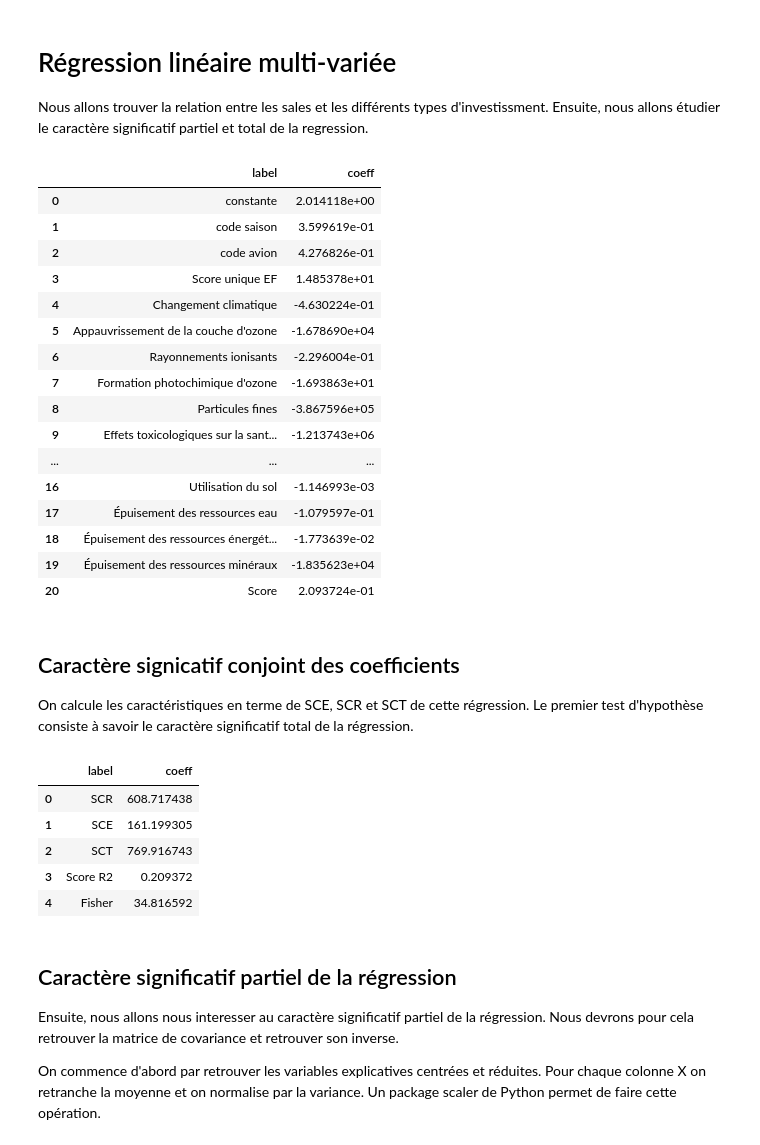
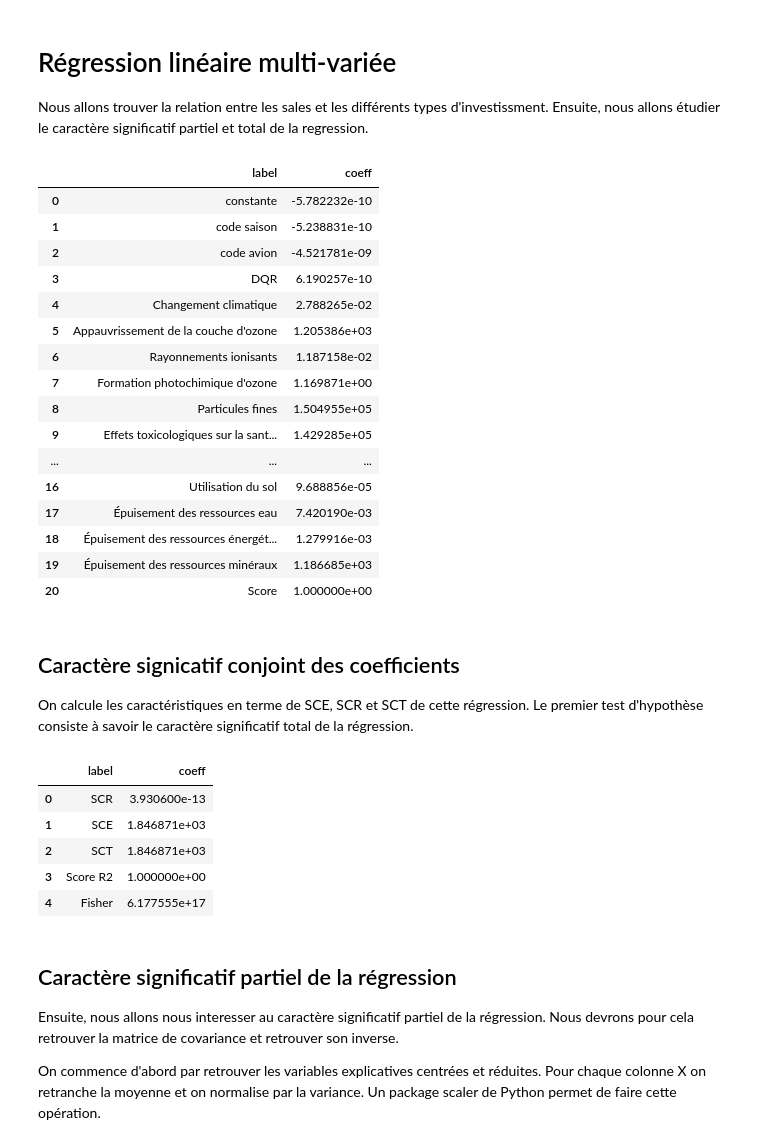
Before and after one commit to antoinebnm/PTS-Data, a Jupyter notebook: goodDatas.ipynb, the cells around one changed output. Cells and saved outputs as stored; diff of their text form; code cells hidden in the pictures.

```diff
--- a/goodDatas.ipynb
+++ b/goodDatas.ipynb
@@ -171,38 +173,38 @@ plt.show()
 
 Nous allons trouver la relation entre les sales et les différents types d'investissment. Ensuite, nous allons étudier le caractère significatif partiel et total de la regression.
 # %%
-X_ = dataCopy.select_dtypes(include=['number']).drop("DQR", axis=1)
-y_ = datas["DQR"]
+X_ = dataCopy.select_dtypes(include=['number']).drop("Score unique EF", axis=1)
+y_ = datas["Score unique EF"]
 
 #créer un objet reg lin
 modeleReg=LinearRegression()
 
 modeleReg.fit(X_,y_)
 
 results = {
  "label":["constante"]+list(X_.columns)+["Score"],
   "coeff": np.concatenate((modeleReg.intercept_.reshape(1,-1), modeleReg.coef_,modeleReg.score(X_,y_)), axis=None),
 }
 
 pd.DataFrame(results)
 # %% [output]
 |  | label | coeff |
-| 0 | constante | 2.014118e+00 |
-| 1 | code saison | 3.599619e-01 |
-| 2 | code avion | 4.276826e-01 |
-| 3 | Score unique EF | 1.485378e+01 |
-| 4 | Changement climatique | -4.630224e-01 |
-| 5 | Appauvrissement de la couche d'ozone | -1.678690e+04 |
-| 6 | Rayonnements ionisants | -2.296004e-01 |
-| 7 | Formation photochimique d'ozone | -1.693863e+01 |
-| 8 | Particules fines | -3.867596e+05 |
-| 9 | Effets toxicologiques sur la sant... | -1.213743e+06 |
+| 0 | constante | -5.782232e-10 |
+| 1 | code saison | -5.238831e-10 |
+| 2 | code avion | -4.521781e-09 |
+| 3 | DQR | 6.190257e-10 |
+| 4 | Changement climatique | 2.788265e-02 |
+| 5 | Appauvrissement de la couche d'ozone | 1.205386e+03 |
+| 6 | Rayonnements ionisants | 1.187158e-02 |
+| 7 | Formation photochimique d'ozone | 1.169871e+00 |
+| 8 | Particules fines | 1.504955e+05 |
+| 9 | Effets toxicologiques sur la sant... | 1.429285e+05 |
 | ... | ... | ... |
-| 16 | Utilisation du sol | -1.146993e-03 |
-| 17 | Épuisement des ressources eau | -1.079597e-01 |
-| 18 | Épuisement des ressources énergét... | -1.773639e-02 |
-| 19 | Épuisement des ressources minéraux | -1.835623e+04 |
-| 20 | Score | 2.093724e-01 |
+| 16 | Utilisation du sol | 9.688856e-05 |
+| 17 | Épuisement des ressources eau | 7.420190e-03 |
+| 18 | Épuisement des ressources énergét... | 1.279916e-03 |
+| 19 | Épuisement des ressources minéraux | 1.186685e+03 |
+| 20 | Score | 1.000000e+00 |
 # %% [markdown]
 ## Caractère signicatif conjoint des coefficients
 
@@ -228,11 +230,11 @@ results = {
 pd.DataFrame(results)
 # %% [output]
 |  | label | coeff |
-| 0 | SCR | 608.717438 |
-| 1 | SCE | 161.199305 |
-| 2 | SCT | 769.916743 |
-| 3 | Score R2 | 0.209372 |
-| 4 | Fisher | 34.816592 |
+| 0 | SCR | 3.930600e-13 |
+| 1 | SCE | 1.846871e+03 |
+| 2 | SCT | 1.846871e+03 |
+| 3 | Score R2 | 1.000000e+00 |
+| 4 | Fisher | 6.177555e+17 |
 # %% [markdown]
 ## Caractère significatif partiel de la régression
 
```
Also changed, not shown: parts of 11 cells of this notebook, 2 other files.
